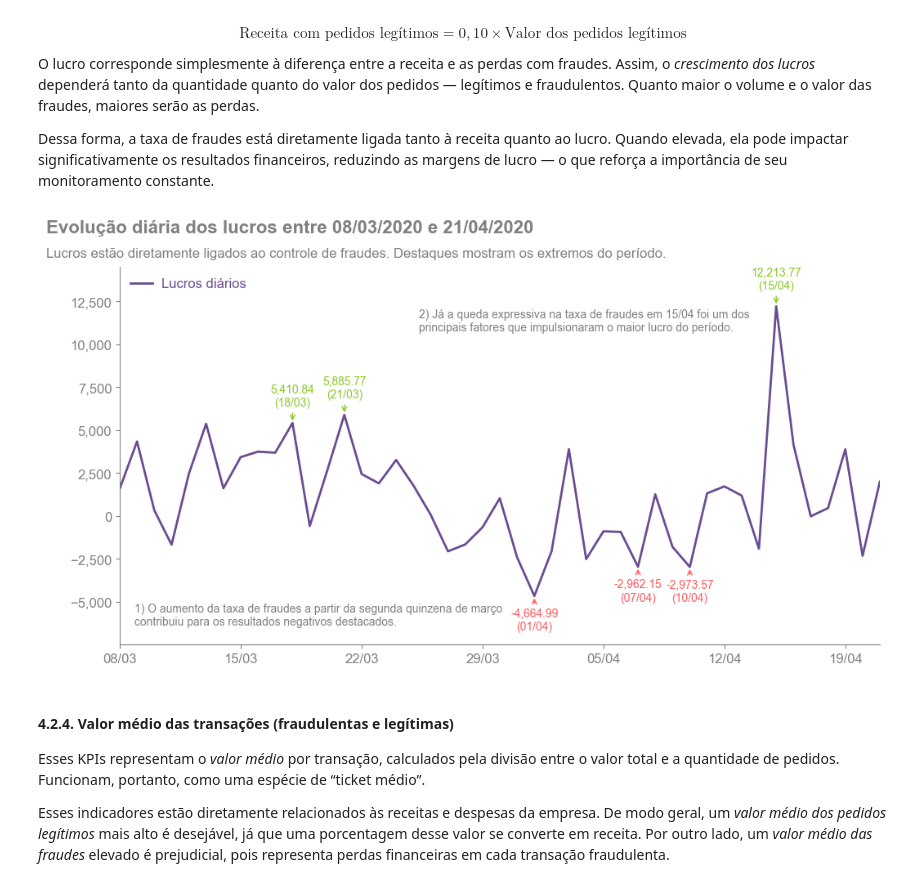
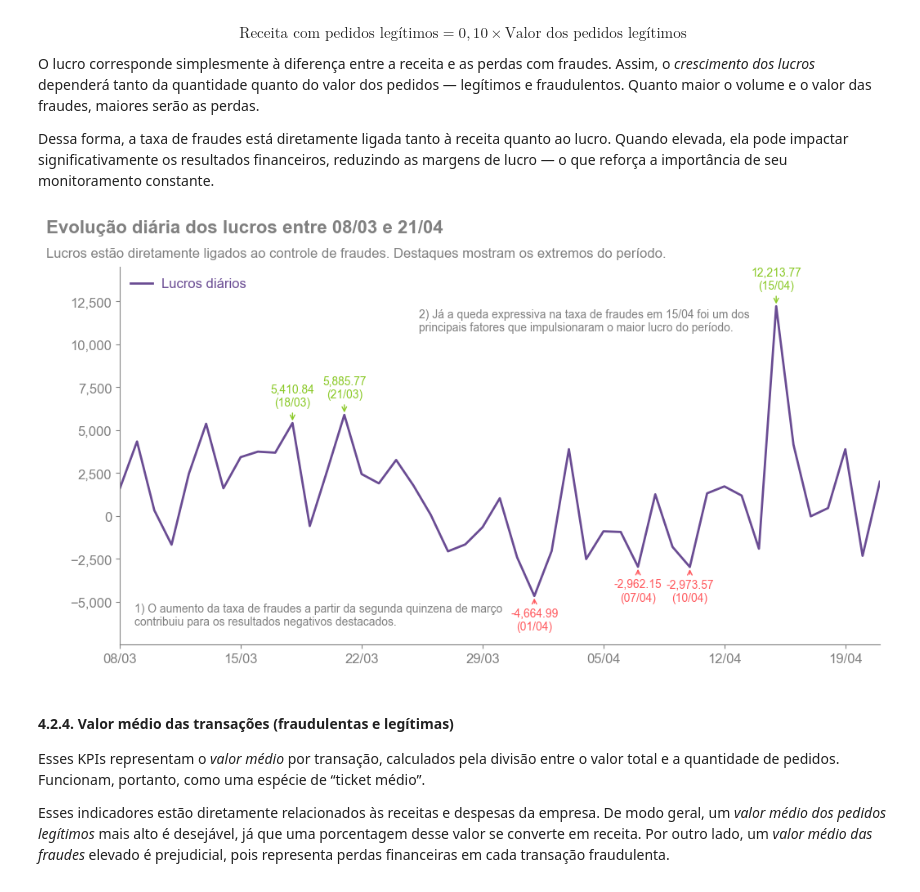
Before and after one commit to manoel-nto/analise_fraude, a Jupyter notebook: notebooks/analise-fraude.ipynb, the cells around one changed output. Drawn from its saved outputs; the diff is of its cells as text; code cells hidden in the pictures.

```diff
--- a/notebooks/analise-fraude.ipynb
+++ b/notebooks/analise-fraude.ipynb
@@ -417,7 +417,7 @@ ax.tick_params(colors="grey", labelsize=12, labelcolor="grey")
 fig.text(
     x=0.05,
     y=0.95,
-    s=f"Evolução diária dos lucros entre {di:%d/%m/%Y} e {dfl:%d/%m/%Y}",
+    s=f"Evolução diária dos lucros entre {di:%d/%m} e {dfl:%d/%m}",
     fontdict={
         "fontname": "Arial",
         "fontsize": 16,
@@ -472,34 +472,34 @@ fig.text(
     fontdict={"fontname": "Arial", "fontsize": 10, "color": "grey"},
 )
 
 fig.text(
     x=0.43,
     y=0.75,
     s="2) Já a queda expressiva na taxa de fraudes em 15/04 foi um dos \nprincipais fatores que impulsionaram o maior lucro do período.",
     fontdict={"fontname": "Arial", "fontsize": 10, "color": "grey"},
 )
 
 # Legenda
 legend = ax.legend(loc="upper left", frameon=False)
 for text, color in zip(legend.get_texts(), colors):
     text.set_fontfamily("Arial")
     text.set_color("#6A4C93")
     text.set_fontsize(12)
 
 # Spines
 ax.spines[["top", "right"]].set_visible(False)
 ax.spines[["bottom", "left"]].set_color("grey")
 
 # Show
 plt.show()
 
 # Salvar
 fig.savefig(
     "/home/mcastro/Documents/visual_studio_code_files/case-fraude/figures/2-lucros_diarios.png",
     dpi="figure",
 )
 # %% [output]
-[figure, old version]
+[figure, new version]
 # %% [markdown]
 <a id="424"></a>
 #### 4.2.4. Valor médio das transações (fraudulentas e legítimas)
```
Also changed, not shown: parts of 8 cells of this notebook, 8 other files.
